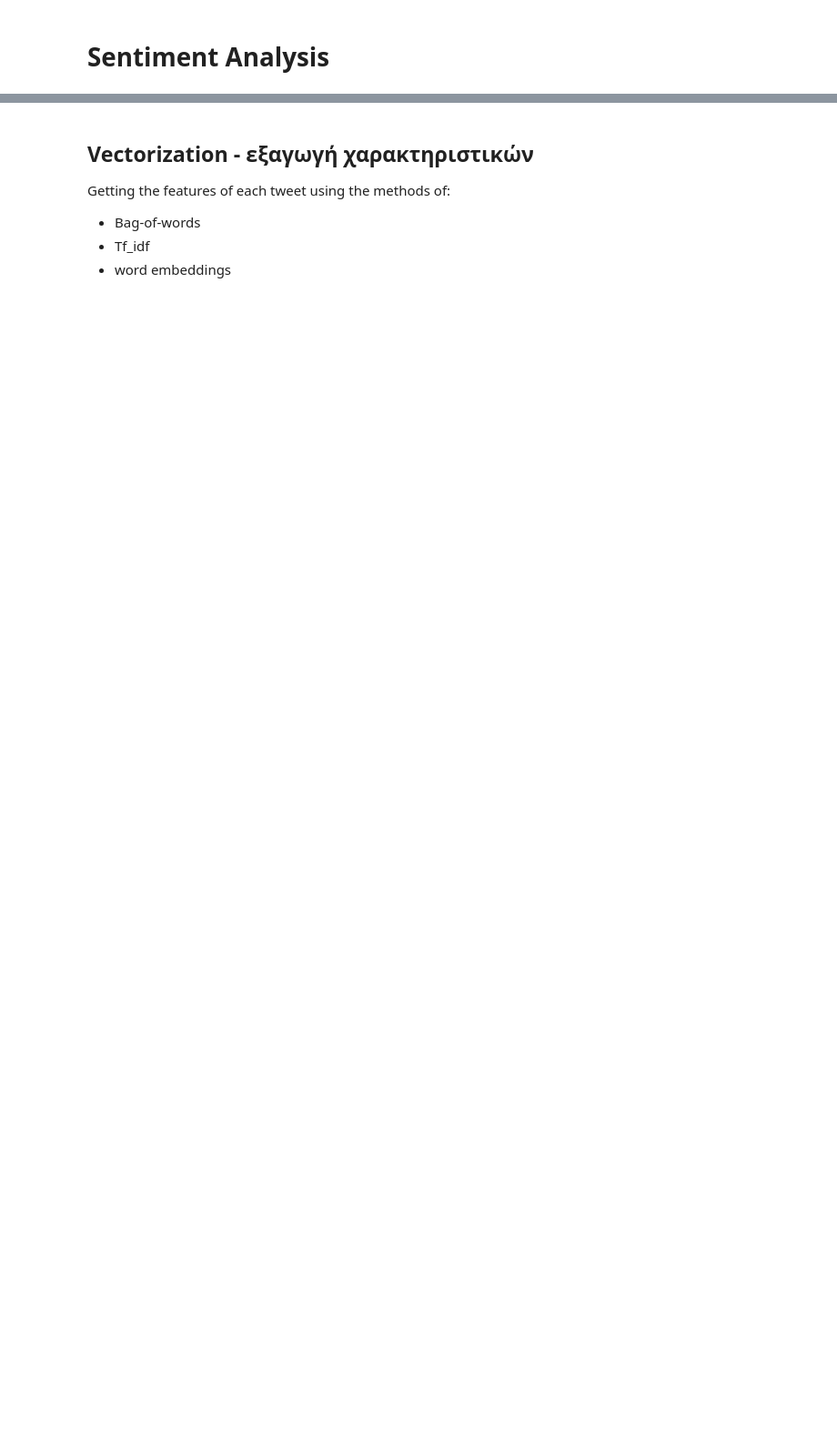
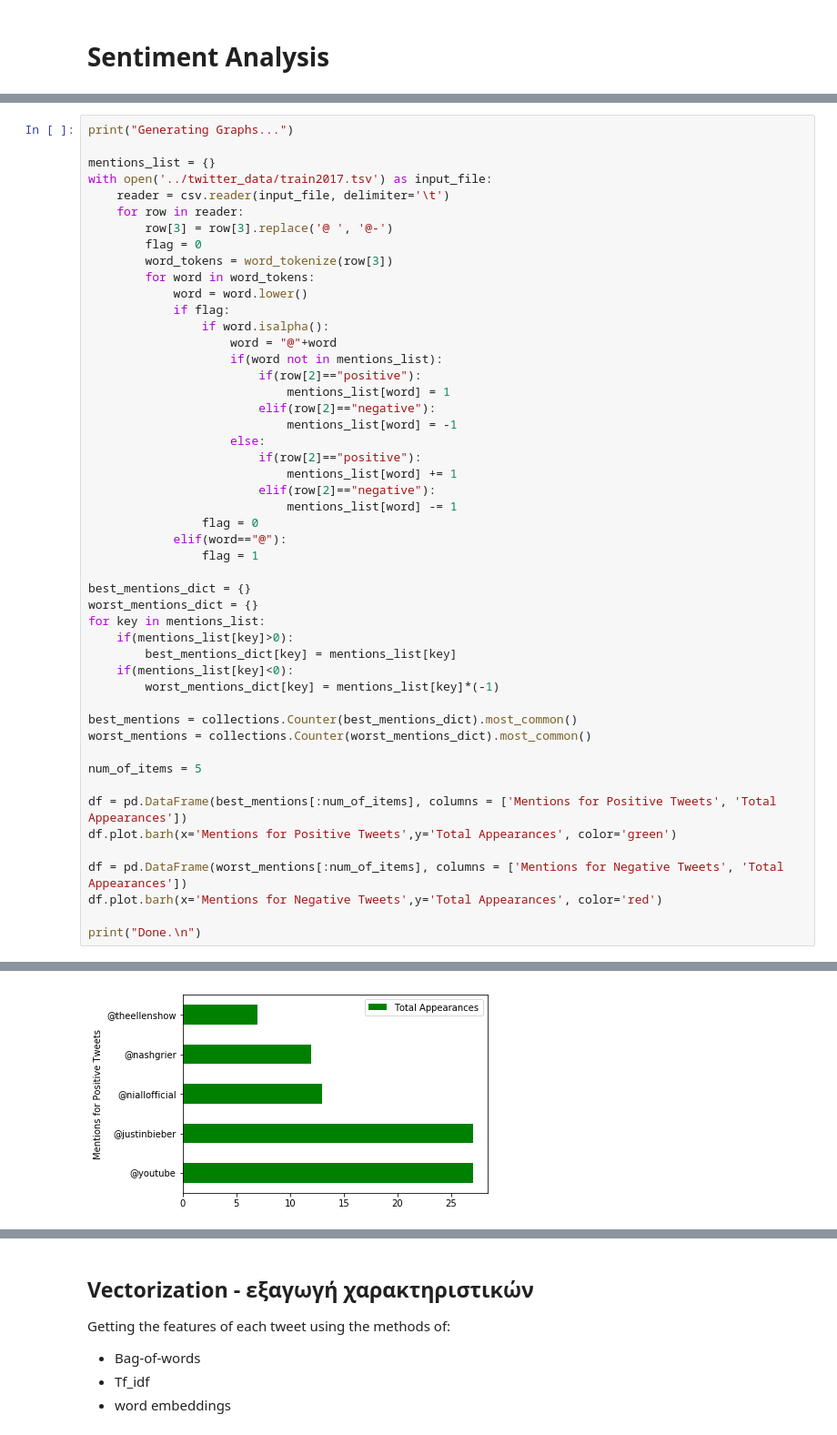
Before and after one commit to NickStavrakakis/Sentiment_Analysis, a Jupyter notebook: scr/sentiment_analysis.ipynb, the cells around one changed output, grey strips where cells are left out. Shown at 91% size. Saved outputs shown, nothing was run; the diff lists cells and outputs as text; blank space fills up the shorter version.

```diff
--- a/scr/sentiment_analysis.ipynb
+++ b/scr/sentiment_analysis.ipynb
@@ -100,0 +167,50 @@ Done. Saved in scr/wordclouds folder.
+# %%
+print("Generating Graphs...")
+
+mentions_list = {}
+with open('../twitter_data/train2017.tsv') as input_file:
+    reader = csv.reader(input_file, delimiter='\t')
+    for row in reader:
+        row[3] = row[3].replace('@ ', '@-')
+        flag = 0
+        word_tokens = word_tokenize(row[3])
+        for word in word_tokens:
+            word = word.lower()
+            if flag:
+                if word.isalpha():
+                    word = "@"+word
+                    if(word not in mentions_list):
+                        if(row[2]=="positive"):
+                            mentions_list[word] = 1
+                        elif(row[2]=="negative"):
+                            mentions_list[word] = -1
+                    else:
+                        if(row[2]=="positive"):
+                            mentions_list[word] += 1
+                        elif(row[2]=="negative"):
+                            mentions_list[word] -= 1
+                flag = 0
+            elif(word=="@"):
+                flag = 1
+
+best_mentions_dict = {}
+worst_mentions_dict = {}
+for key in mentions_list:
+    if(mentions_list[key]>0):
+        best_mentions_dict[key] = mentions_list[key]
+    if(mentions_list[key]<0):
+        worst_mentions_dict[key] = mentions_list[key]*(-1)
+
+best_mentions = collections.Counter(best_mentions_dict).most_common()
+worst_mentions = collections.Counter(worst_mentions_dict).most_common()
+
+num_of_items = 5
+
+df = pd.DataFrame(best_mentions[:num_of_items], columns = ['Mentions for Positive Tweets', 'Total Appearances'])
+df.plot.barh(x='Mentions for Positive Tweets',y='Total Appearances', color='green')
+
+df = pd.DataFrame(worst_mentions[:num_of_items], columns = ['Mentions for Negative Tweets', 'Total Appearances'])
+df.plot.barh(x='Mentions for Negative Tweets',y='Total Appearances', color='red')
+
+print("Done.\n")
+# %% [output]
@@ -100,0 +219 @@ Done. Saved in scr/wordclouds folder.
+[figure, added]
```
Also changed, not shown: parts of 19 cells of this notebook.
